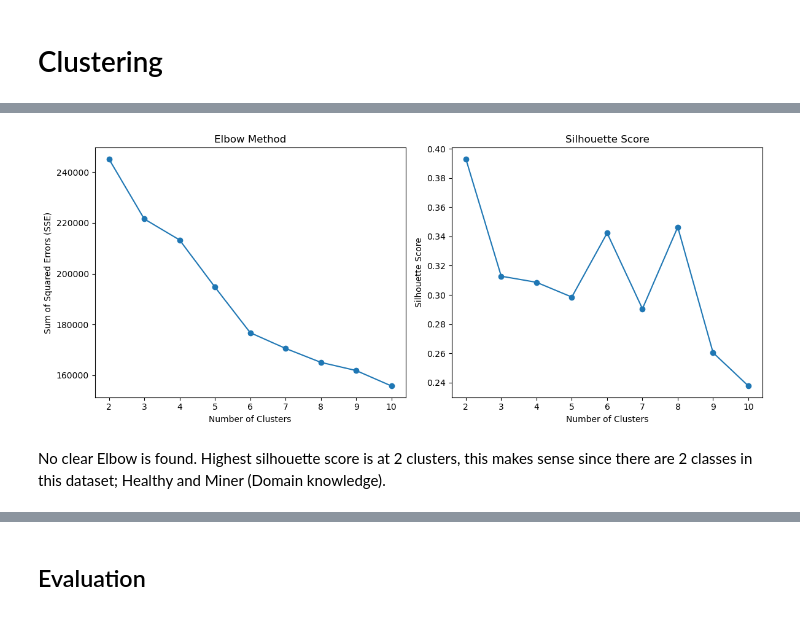
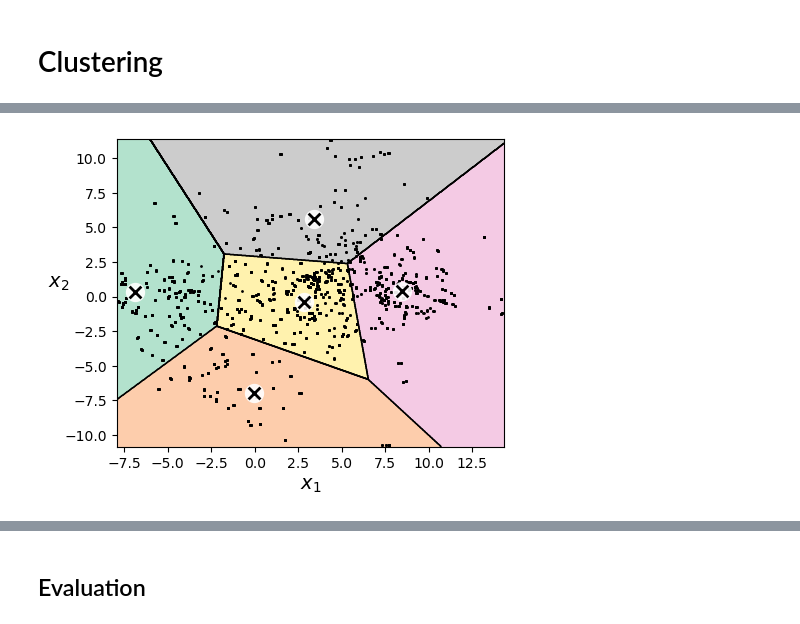
Before and after one commit to farheenfab/DMML-GroupProject, a Jupyter notebook: Lab/Lab 7/dataset_explore_lab_7_group_6_final.ipynb, the cells around one changed output, grey strips where cells are left out. Drawn from its saved outputs; the diff is of its cells as text; code cells hidden in the pictures.

```diff
--- a/Lab/Lab 7/dataset_explore_lab_7_group_6_final.ipynb
+++ b/Lab/Lab 7/dataset_explore_lab_7_group_6_final.ipynb
@@ -559,34 +555,0 @@ y=test_labels
-# %%
-from sklearn.metrics import silhouette_score
-from sklearn.cluster import KMeans
-
-cluster_range = range(2, 11)
-sse = []
-silhouette_scores = []
-
-for n_clusters in cluster_range:
-    kmeans = KMeans(n_clusters=n_clusters, n_init='auto')
-    kmeans.fit(X)
-    sse.append(kmeans.inertia_)
-    silhouette_scores.append(silhouette_score(X, kmeans.labels_))
-
-plt.figure(figsize=(12, 5))
-plt.subplot(1, 2, 1)
-plt.plot(cluster_range, sse, marker='o')
-plt.title('Elbow Method')
-plt.xlabel('Number of Clusters')
-plt.ylabel('Sum of Squared Errors (SSE)')
-
-plt.subplot(1, 2, 2)
-plt.plot(cluster_range, silhouette_scores, marker='o')
-plt.title('Silhouette Score')
-plt.xlabel('Number of Clusters')
-plt.ylabel('Silhouette Score')
-
-plt.tight_layout()
-plt.show()
-# %% [output]
-[figure, removed]
-# %% [markdown]
-No clear Elbow is found.
-Highest silhouette score is at 2 clusters, this makes sense since there are 2 classes in this dataset; Healthy and Miner (Domain knowledge).
@@ -592,0 +574,26 @@ Highest silhouette score is at 2 clusters, this makes sense since there are 2 cl
+# %%
+def plot_decision_boundaries(clusterer, X, resolution=1000, show_centroids=True,
+                             show_xlabels=True, show_ylabels=True):
+    mins = X.min(axis=0) - 0.1
+    maxs = X.max(axis=0) + 0.1
+    xx, yy = np.meshgrid(np.linspace(mins[0], maxs[0], resolution),
+                         np.linspace(mins[1], maxs[1], resolution))
+    Z = clusterer.predict(np.c_[xx.ravel(), yy.ravel()])
+    Z = Z.reshape(xx.shape)
+
+    plt.contourf(Z, extent=(mins[0], maxs[0], mins[1], maxs[1]),
+                cmap="Pastel2")
+    plt.contour(Z, extent=(mins[0], maxs[0], mins[1], maxs[1]),
+                linewidths=1, colors='k')
+    plot_data(X)
+    if show_centroids:
+        plot_centroids(clusterer.cluster_centers_)
+
+    if show_xlabels:
+        plt.xlabel("$x_1$", fontsize=14)
+    else:
+        plt.tick_params(labelbottom=False)
+    if show_ylabels:
+        plt.ylabel("$x_2$", fontsize=14, rotation=0)
+    else:
+        plt.tick_params(labelleft=False)
@@ -592,0 +609,10 @@ Highest silhouette score is at 2 clusters, this makes sense since there are 2 cl
+# %%
+kmeans_rnd_10_inits_5_clusters = KMeans(n_clusters=5, init="random", n_init=10,
+                              algorithm="lloyd", random_state=11)
+kmeans_rnd_10_inits_5_clusters.fit(X_pca)
+
+plt.figure(figsize=(5, 4))
+plot_decision_boundaries(kmeans_rnd_10_inits_5_clusters, X_pca)
+plt.show()
+# %% [output]
+[figure, added]
```
Also changed, not shown: parts of 58 cells of this notebook.
